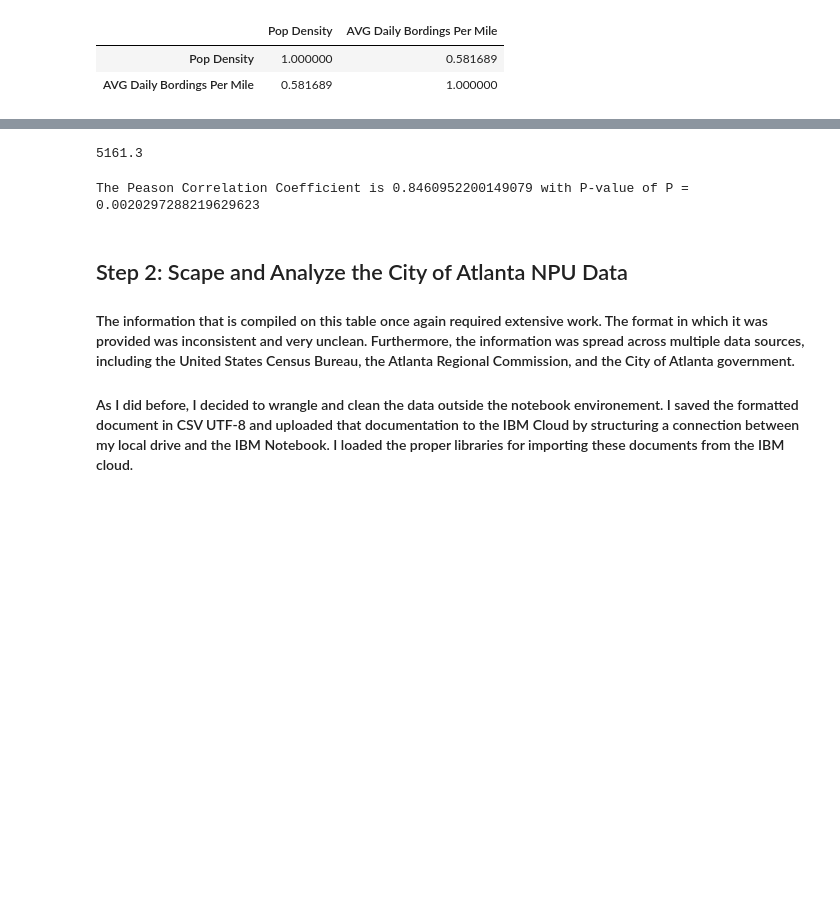
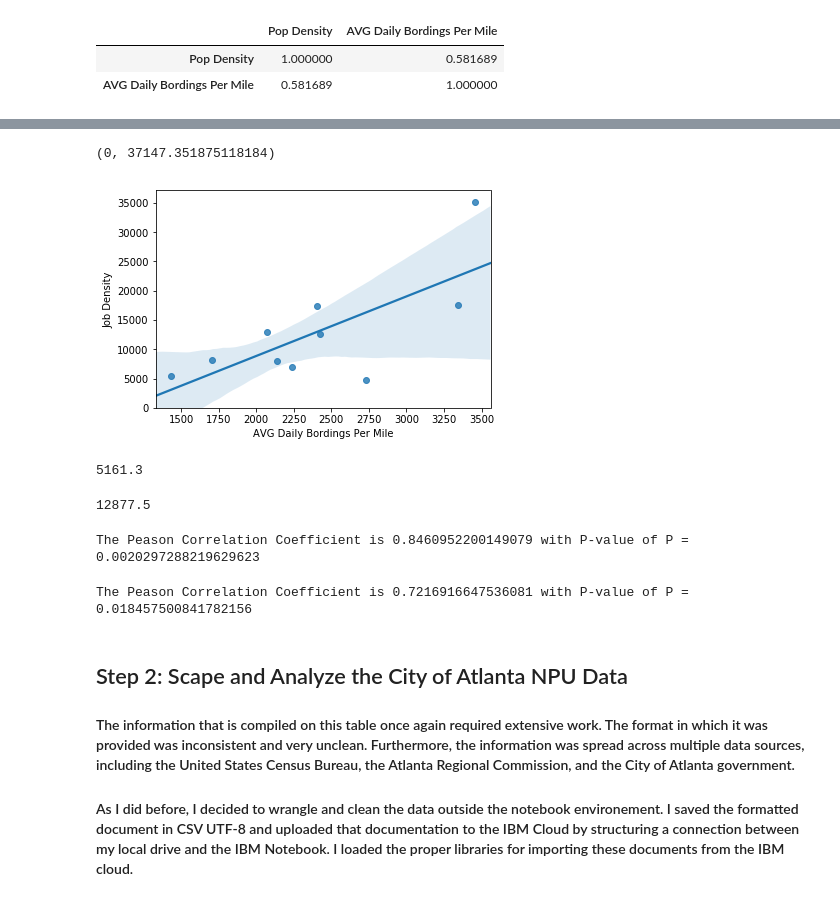
Before and after one commit to sarikard/Coursera-Capstone, a Jupyter notebook: Atlanta Transit Expansion.ipynb, the cells around one changed output, grey strips where cells are left out. Saved outputs shown, nothing was run; the diff lists cells and outputs as text; code cells hidden in the pictures; blank space fills up the shorter version.

```diff
--- a/Atlanta Transit Expansion.ipynb
+++ b/Atlanta Transit Expansion.ipynb
@@ -139,9 +150,23 @@ plt.ylim(0,)
 [figure]
+# %%
+#visualize the correlation between AVG Daily Bordings Per Mile and Population Density. We can see that the correlation has strengthen drastically. This confirms that the removal
+#of the data was the right move.
+
+sns.regplot(x="AVG Daily Bordings Per Mile", y="Job Density", data=df_rs3)
+plt.ylim(0,)
+# %% [output]
+(0, 37147.351875118184)
+[figure, added]
 # %%
 #Perform the mean average calculation on the df3 dataframe to determine a benchmark for an analysi on Atlanta's NPU districts.
 df_rs3["Pop Density"].mean()
 # %% [output]
 5161.3
+# %%
+#Perform the mean average calculation on the df3 dataframe to determine a benchmark for an analysi on Atlanta's NPU districts.
+df_rs3["Job Density"].mean()
+# %% [output]
+12877.5
 # %%
 #P-Value probability value to further test correlation between the two variables (Pop Density and AVG Bordings Per Mile)
 
@@ -151,4 +176,9 @@ pearson_coef, p_value = stats.pearsonr(df_rs3['Pop Density'], df_rs3['AVG Daily
 print("The Peason Correlation Coefficient is", pearson_coef, "with P-value of P =", p_value)
 # %% [output]
 The Peason Correlation Coefficient is 0.8460952200149079 with P-value of P = 0.0020297288219629623
+# %%
+pearson_coef, p_value = stats.pearsonr(df_rs3['Job Density'], df_rs3['AVG Daily Bordings Per Mile'])
+print("The Peason Correlation Coefficient is", pearson_coef, "with P-value of P =", p_value)
+# %% [output]
+The Peason Correlation Coefficient is 0.7216916647536081 with P-value of P = 0.018457500841782156
 # %%
```
Also changed, not shown: parts of 19 cells of this notebook.
